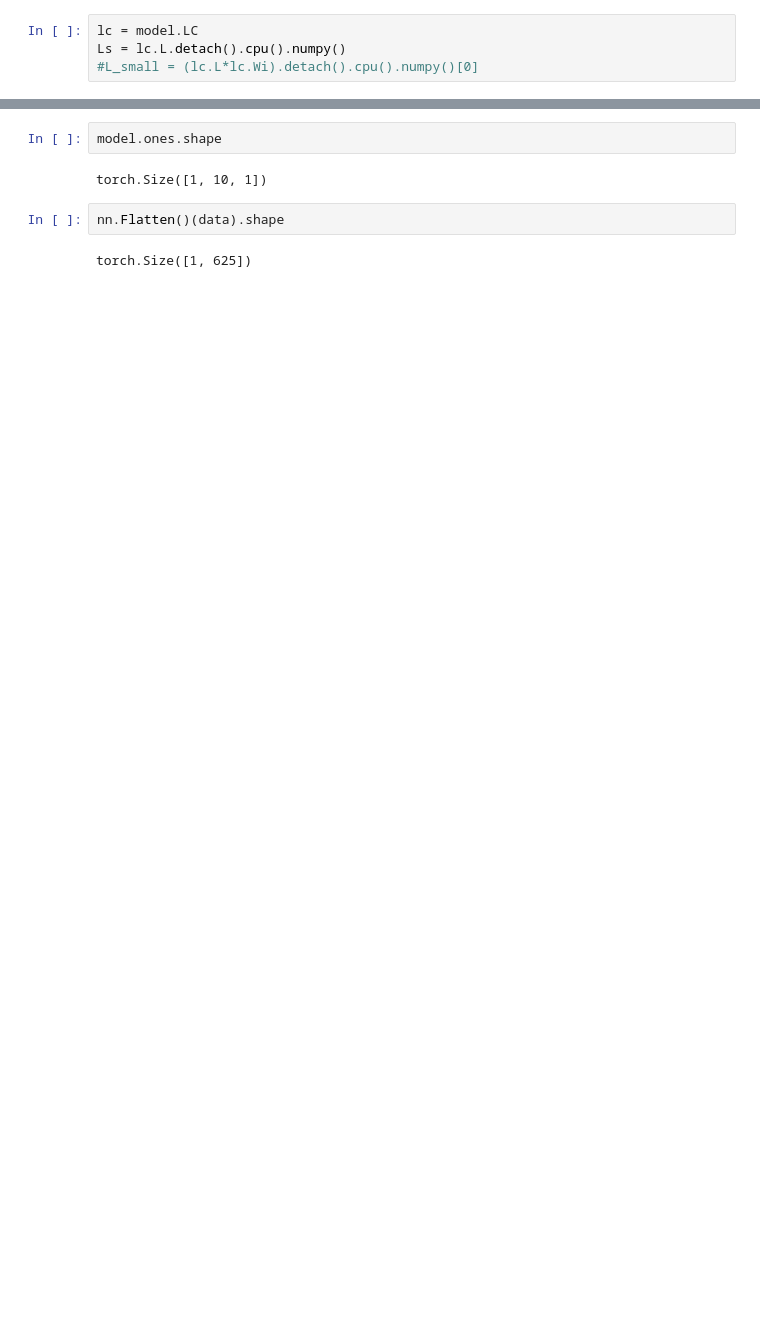
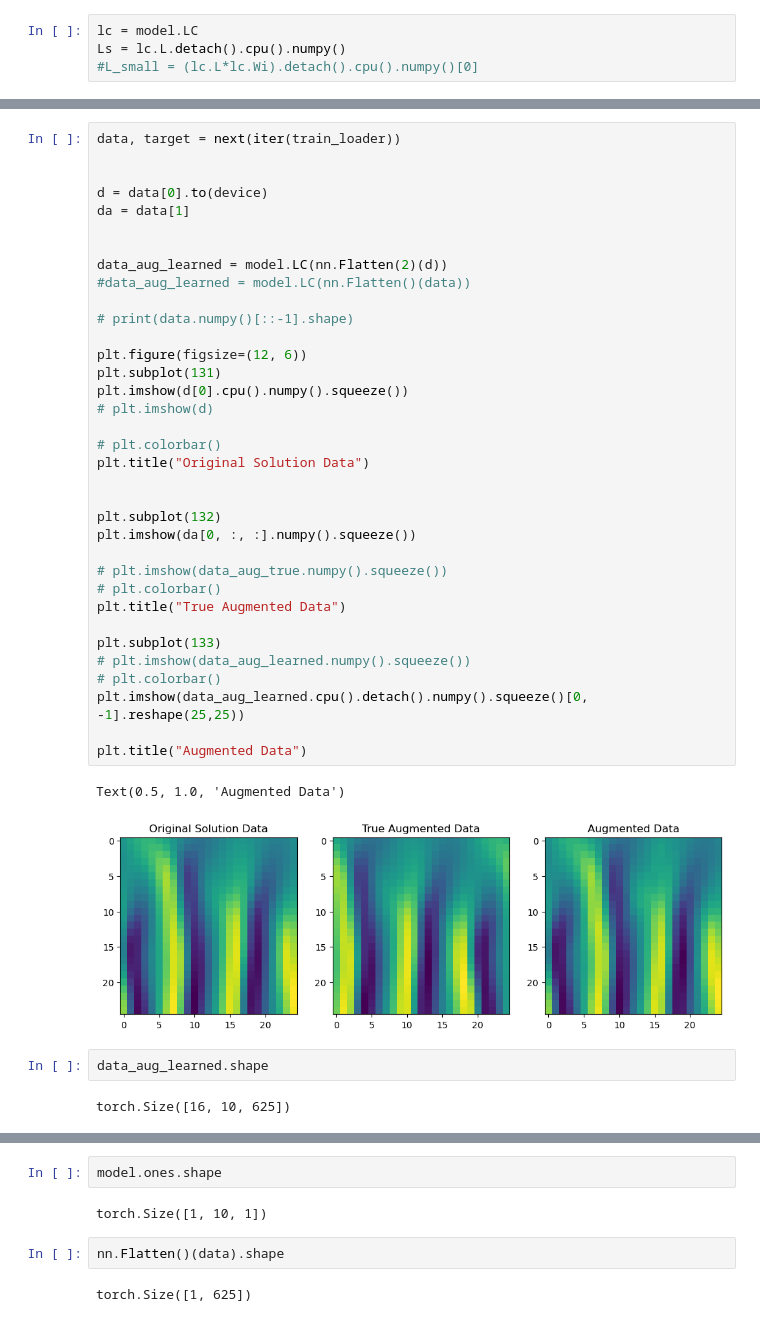
Before and after one commit to alizma/symmetry_learning, a Jupyter notebook: l_conv_demo.ipynb, the cells around one changed output, grey strips where cells are left out. Saved outputs shown, nothing was run; the diff lists cells and outputs as text; blank space fills up the shorter version.

```diff
--- a/l_conv_demo.ipynb
+++ b/l_conv_demo.ipynb
@@ -621,3 +622,45 @@ for i in range(len(Ls)):
+# %%
+data, target = next(iter(train_loader))
+
+
+d = data[0].to(device)
+da = data[1]
+
+
+data_aug_learned = model.LC(nn.Flatten(2)(d))
+#data_aug_learned = model.LC(nn.Flatten()(data))
+
+# print(data.numpy()[::-1].shape)
+
+plt.figure(figsize=(12, 6))
+plt.subplot(131)
+plt.imshow(d[0].cpu().numpy().squeeze())
+# plt.imshow(d)
+
+# plt.colorbar()
+plt.title("Original Solution Data")
+
+
+plt.subplot(132)
+plt.imshow(da[0, :, :].numpy().squeeze())
+
+# plt.imshow(data_aug_true.numpy().squeeze())
+# plt.colorbar()
+plt.title("True Augmented Data")
+
+plt.subplot(133)
+# plt.imshow(data_aug_learned.numpy().squeeze())
+# plt.colorbar()
+plt.imshow(data_aug_learned.cpu().detach().numpy().squeeze()[0, -1].reshape(25,25))
+
+plt.title("Augmented Data")
+# %% [output]
+Text(0.5, 1.0, 'Augmented Data')
+[figure, added]
+# %%
+data_aug_learned.shape
+# %% [output]
+torch.Size([16, 10, 625])
 # %%
 (data, data_aug_true), temp = dataset1.__getitem__(2)
 
```
Also changed, not shown: parts of 8 cells of this notebook, 2 other files.
